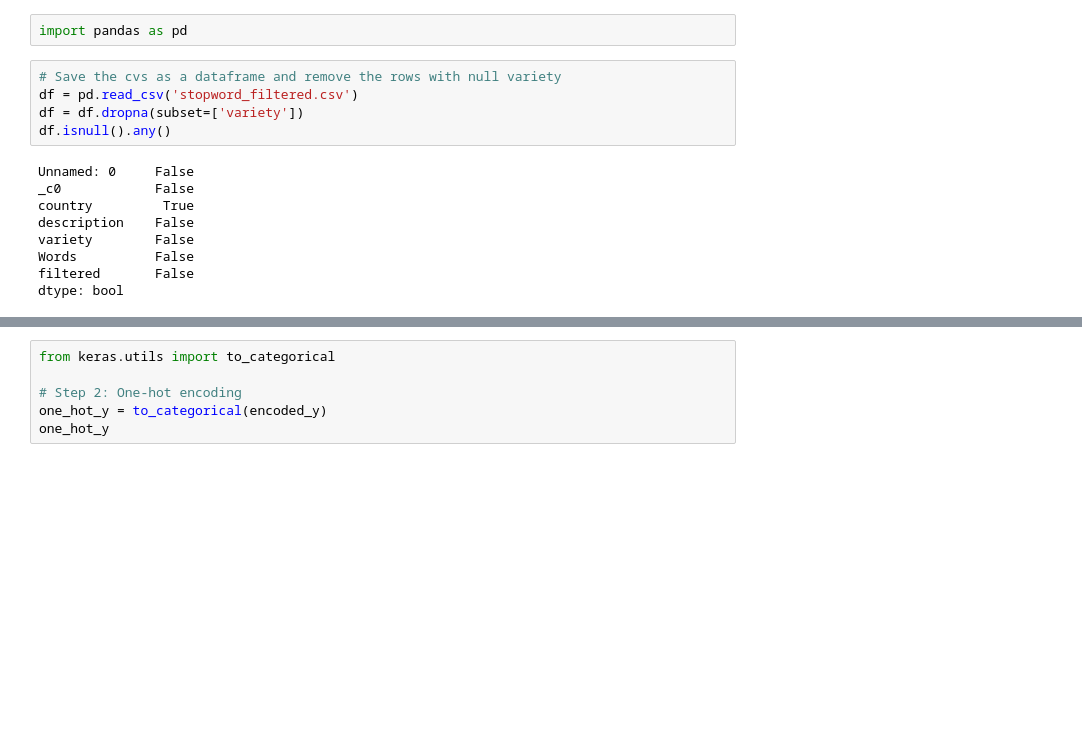
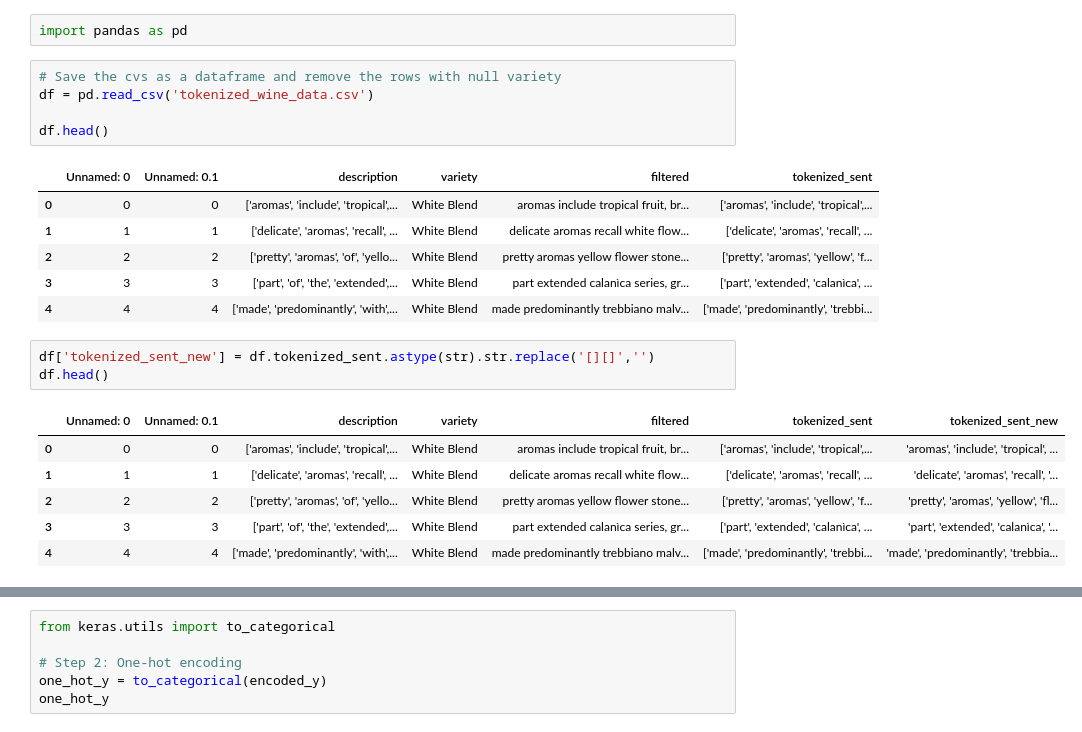
Before and after one commit to JKora/wine_predictions, a Jupyter notebook: notebooks/NLP.ipynb, the cells around one changed output, grey strips where cells are left out. Drawn from its saved outputs; the diff is of its cells as text; blank space fills up the shorter version.

```diff
--- a/notebooks/NLP.ipynb
+++ b/notebooks/NLP.ipynb
@@ -2,15 +2,23 @@
 import pandas as pd
 # %%
 # Save the cvs as a dataframe and remove the rows with null variety
-df = pd.read_csv('stopword_filtered.csv')
-df = df.dropna(subset=['variety'])
-df.isnull().any()
+df = pd.read_csv('tokenized_wine_data.csv')
+
+df.head()
 # %% [output]
-Unnamed: 0     False
-_c0            False
-country         True
-description    False
-variety        False
-Words          False
-filtered       False
-dtype: bool
+|  | Unnamed: 0 | Unnamed: 0.1 | description | variety | filtered | tokenized_sent |
+| 0 | 0 | 0 | ['aromas', 'include', 'tropical',... | White Blend | aromas include tropical fruit, br... | ['aromas', 'include', 'tropical',... |
+| 1 | 1 | 1 | ['delicate', 'aromas', 'recall', ... | White Blend | delicate aromas recall white flow... | ['delicate', 'aromas', 'recall', ... |
+| 2 | 2 | 2 | ['pretty', 'aromas', 'of', 'yello... | White Blend | pretty aromas yellow flower stone... | ['pretty', 'aromas', 'yellow', 'f... |
+| 3 | 3 | 3 | ['part', 'of', 'the', 'extended',... | White Blend | part extended calanìca series, gr... | ['part', 'extended', 'calanìca', ... |
+| 4 | 4 | 4 | ['made', 'predominantly', 'with',... | White Blend | made predominantly trebbiano malv... | ['made', 'predominantly', 'trebbi... |
+# %%
+df['tokenized_sent_new'] = df.tokenized_sent.astype(str).str.replace('[][]','')
+df.head()
+# %% [output]
+|  | Unnamed: 0 | Unnamed: 0.1 | description | variety | filtered | tokenized_sent | tokenized_sent_new |
+| 0 | 0 | 0 | ['aromas', 'include', 'tropical',... | White Blend | aromas include tropical fruit, br... | ['aromas', 'include', 'tropical',... | 'aromas', 'include', 'tropical', ... |
+| 1 | 1 | 1 | ['delicate', 'aromas', 'recall', ... | White Blend | delicate aromas recall white flow... | ['delicate', 'aromas', 'recall', ... | 'delicate', 'aromas', 'recall', '... |
+| 2 | 2 | 2 | ['pretty', 'aromas', 'of', 'yello... | White Blend | pretty aromas yellow flower stone... | ['pretty', 'aromas', 'yellow', 'f... | 'pretty', 'aromas', 'yellow', 'fl... |
+| 3 | 3 | 3 | ['part', 'of', 'the', 'extended',... | White Blend | part extended calanìca series, gr... | ['part', 'extended', 'calanìca', ... | 'part', 'extended', 'calanìca', '... |
+| 4 | 4 | 4 | ['made', 'predominantly', 'with',... | White Blend | made predominantly trebbiano malv... | ['made', 'predominantly', 'trebbi... | 'made', 'predominantly', 'trebbia... |
```
Also changed, not shown: parts of 4 cells of this notebook, 6 other files.
